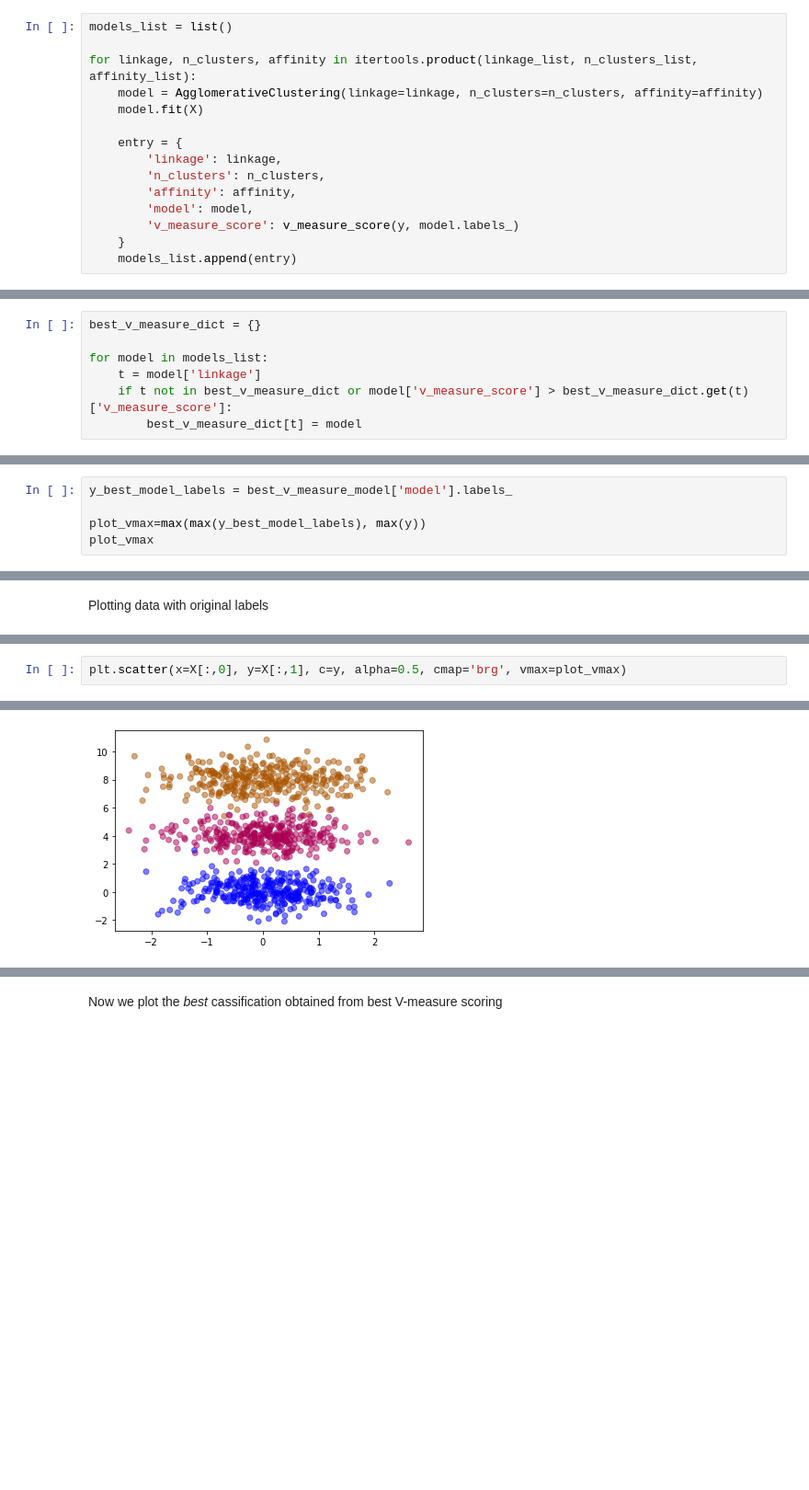
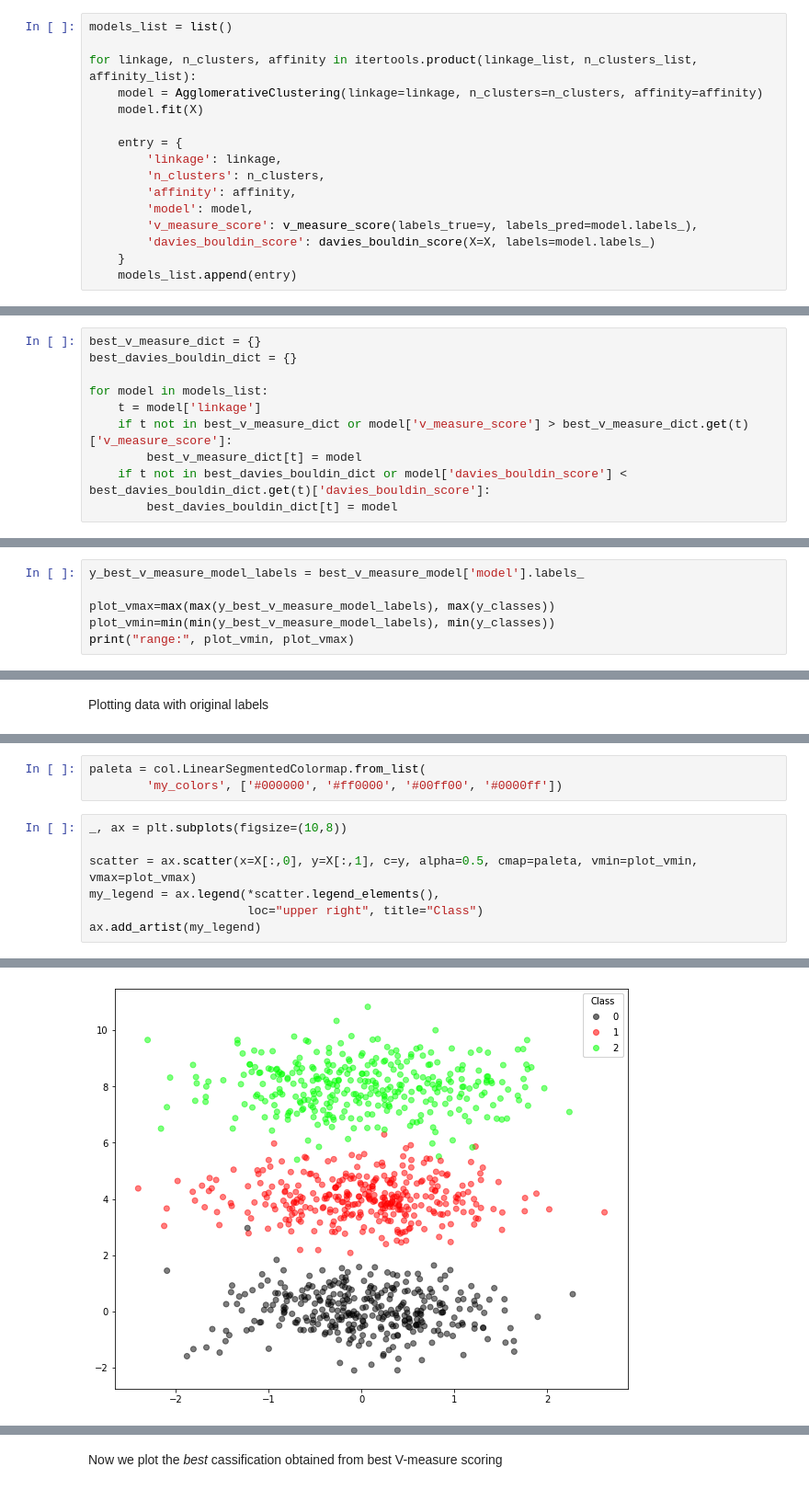
Before and after one commit to llublad/MUSI-AA, a Jupyter notebook: musi-aa-modulo2/handout_4/BERNAT_LADARIA_LLUIS_Handout_4.ipynb, the cells around one changed output, grey strips where cells are left out. Shown: that part at 92% size. Drawn from its saved outputs; the diff is of its cells as text; blank space fills up the shorter version.

```diff
--- a/musi-aa-modulo2/handout_4/BERNAT_LADARIA_LLUIS_Handout_4.ipynb
+++ b/musi-aa-modulo2/handout_4/BERNAT_LADARIA_LLUIS_Handout_4.ipynb
@@ -64,7 +72,8 @@ for linkage, n_clusters, affinity in itertools.product(linkage_list, n_clusters_
         'n_clusters': n_clusters,
         'affinity': affinity,
         'model': model,
-        'v_measure_score': v_measure_score(y, model.labels_)
+        'v_measure_score': v_measure_score(labels_true=y, labels_pred=model.labels_),
+        'davies_bouldin_score': davies_bouldin_score(X=X, labels=model.labels_)
     }
     models_list.append(entry)
 # %% [markdown]
@@ -76,8 +85,11 @@ A value near 1, denotes a good classification. The zero value is the worst one.
 So we must lookup for the **maximum v_measure_score value** case for each algorithm.
 # %%
 best_v_measure_dict = {}
+best_davies_bouldin_dict = {}
 
 for model in models_list:
     t = model['linkage']
     if t not in best_v_measure_dict or model['v_measure_score'] > best_v_measure_dict.get(t)['v_measure_score']:
         best_v_measure_dict[t] = model
+    if t not in best_davies_bouldin_dict or model['davies_bouldin_score'] < best_davies_bouldin_dict.get(t)['davies_bouldin_score']:
+        best_davies_bouldin_dict[t] = model
@@ -130,6 +147,7 @@ Calc the maximum class value to get same color tones
 # %%
-y_best_model_labels = best_v_measure_model['model'].labels_
+y_best_v_measure_model_labels = best_v_measure_model['model'].labels_
 
-plot_vmax=max(max(y_best_model_labels), max(y))
-plot_vmax
+plot_vmax=max(max(y_best_v_measure_model_labels), max(y_classes))
+plot_vmin=min(min(y_best_v_measure_model_labels), min(y_classes))
+print("range:", plot_vmin, plot_vmax)
 # %% [output]
@@ -139,3 +159,11 @@ Plotting data with original labels
+# %%
+paleta = col.LinearSegmentedColormap.from_list(
+        'my_colors', ['#000000', '#ff0000', '#00ff00', '#0000ff'])
 # %%
-plt.scatter(x=X[:,0], y=X[:,1], c=y, alpha=0.5, cmap='brg', vmax=plot_vmax)
+_, ax = plt.subplots(figsize=(10,8))
+
+scatter = ax.scatter(x=X[:,0], y=X[:,1], c=y, alpha=0.5, cmap=paleta, vmin=plot_vmin, vmax=plot_vmax)
+my_legend = ax.legend(*scatter.legend_elements(),
+                      loc="upper right", title="Class")
+ax.add_artist(my_legend)
 # %% [output]
@@ -143,2 +171,2 @@ plt.scatter(x=X[:,0], y=X[:,1], c=y, alpha=0.5, cmap='brg', vmax=plot_vmax)
-[figure, old version]
+[figure, new version]
 # %% [markdown]
```
Also changed, not shown: parts of 47 cells of this notebook.
